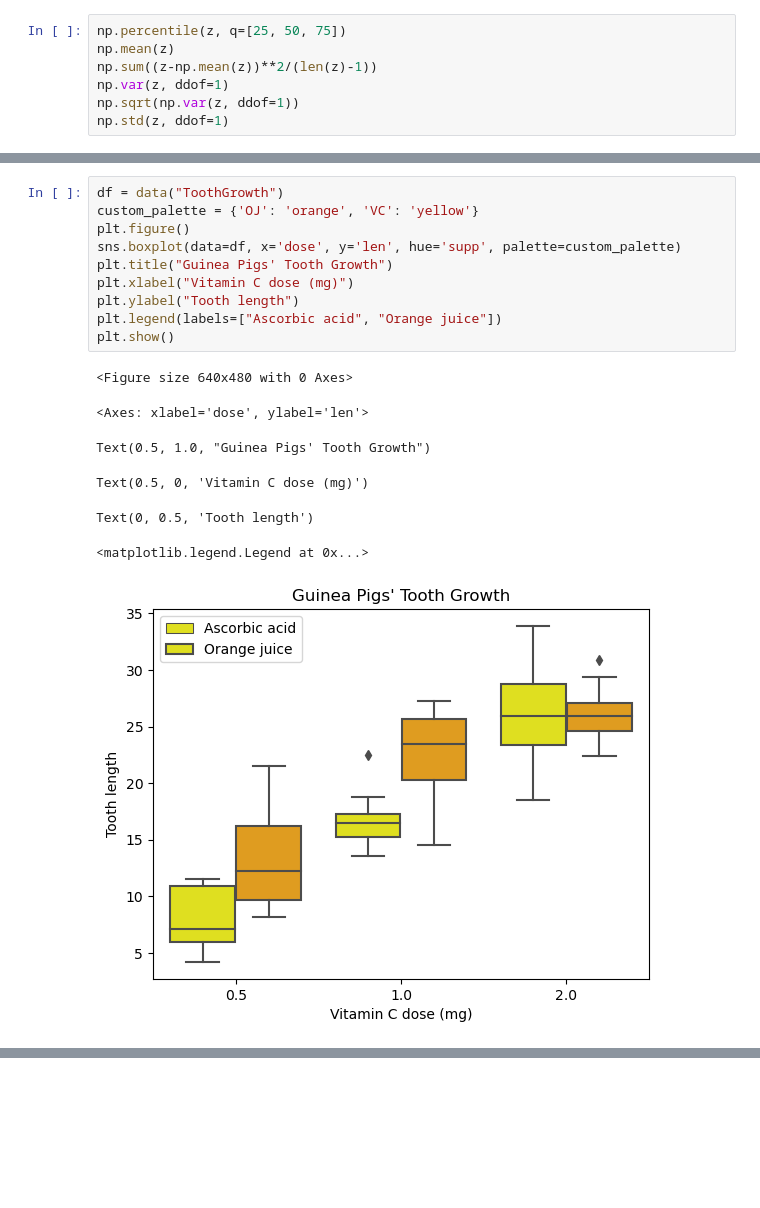
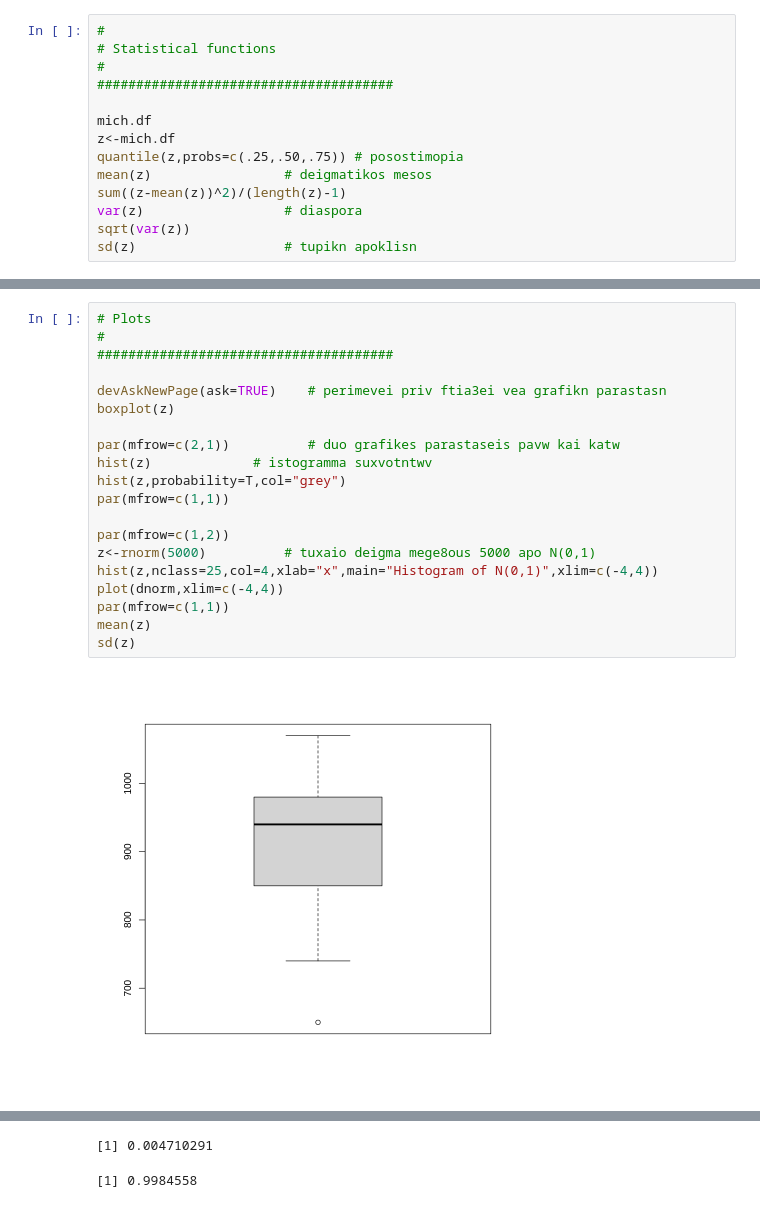
Before and after one commit to GiorgosLyberis/mcda, a Jupyter notebook: Methods For Statistical Data Analysis/Lab_1/Lab_1.ipynb, the cells around one changed output, grey strips where cells are left out. Cells and saved outputs as stored; diff of their text form; blank space fills up the shorter version.

```diff
--- a/Methods For Statistical Data Analysis/Lab_1/Lab_1.ipynb
+++ b/Methods For Statistical Data Analysis/Lab_1/Lab_1.ipynb
@@ -139,8 +152,15 @@ dtype: float64
 # %%
-np.percentile(z, q=[25, 50, 75])
-np.mean(z)
-np.sum((z-np.mean(z))**2/(len(z)-1))
-np.var(z, ddof=1)
-np.sqrt(np.var(z, ddof=1))
-np.std(z, ddof=1)
+#
+# Statistical functions
+#
+######################################
+
+mich.df
+z<-mich.df
+quantile(z,probs=c(.25,.50,.75)) # posostimopia
+mean(z)					# deigmatikos mesos
+sum((z-mean(z))^2)/(length(z)-1)
+var(z)					# diaspora
+sqrt(var(z))
+sd(z)					# tupikn apoklisn
 # %% [output]
@@ -215,18 +176,22 @@ Text(0.5, 1.0, 'Boxplot of count by spray (Notched and Blue)')
-# %%
-df = data("ToothGrowth")
-custom_palette = {'OJ': 'orange', 'VC': 'yellow'}
-plt.figure()
-sns.boxplot(data=df, x='dose', y='len', hue='supp', palette=custom_palette)
-plt.title("Guinea Pigs' Tooth Growth")
-plt.xlabel("Vitamin C dose (mg)")
-plt.ylabel("Tooth length")
-plt.legend(labels=["Ascorbic acid", "Orange juice"])
-plt.show()
-# %% [output]
-<Figure size 640x480 with 0 Axes>
-<Axes: xlabel='dose', ylabel='len'>
-Text(0.5, 1.0, "Guinea Pigs' Tooth Growth")
-Text(0.5, 0, 'Vitamin C dose (mg)')
-Text(0, 0.5, 'Tooth length')
-<matplotlib.legend.Legend at 0x...>
-[figure, removed]
+# %%
+# Plots
+#
+######################################
+
+devAskNewPage(ask=TRUE)    # perimevei priv ftia3ei vea grafikn parastasn
+boxplot(z)
+
+par(mfrow=c(2,1))          # duo grafikes parastaseis pavw kai katw
+hist(z)				# istogramma suxvotntwv
+hist(z,probability=T,col="grey")
+par(mfrow=c(1,1))
+
+par(mfrow=c(1,2))
+z<-rnorm(5000) 			# tuxaio deigma mege8ous 5000 apo N(0,1)
+hist(z,nclass=25,col=4,xlab="x",main="Histogram of N(0,1)",xlim=c(-4,4))
+plot(dnorm,xlim=c(-4,4))
+par(mfrow=c(1,1))
+mean(z)
+sd(z)
+# %% [output]
+[figure, added]
@@ -232,0 +199,2 @@ Text(0, 0.5, 'Tooth length')
+[1] 0.004710291
+[1] 0.9984558
```
Also changed, not shown: parts of 16 cells of this notebook.
